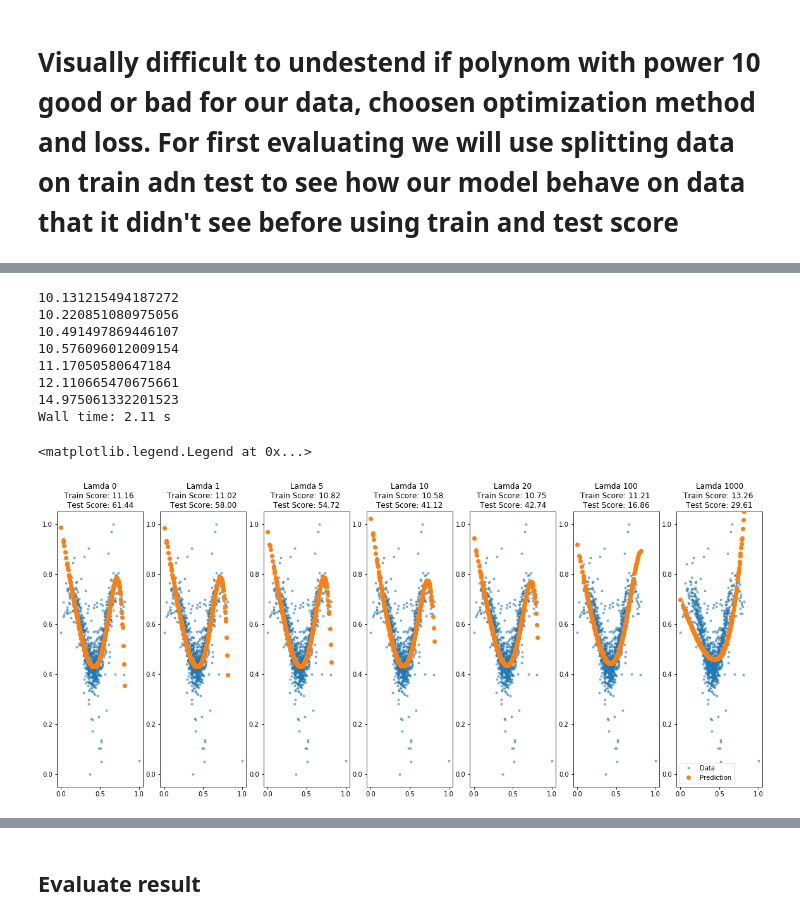
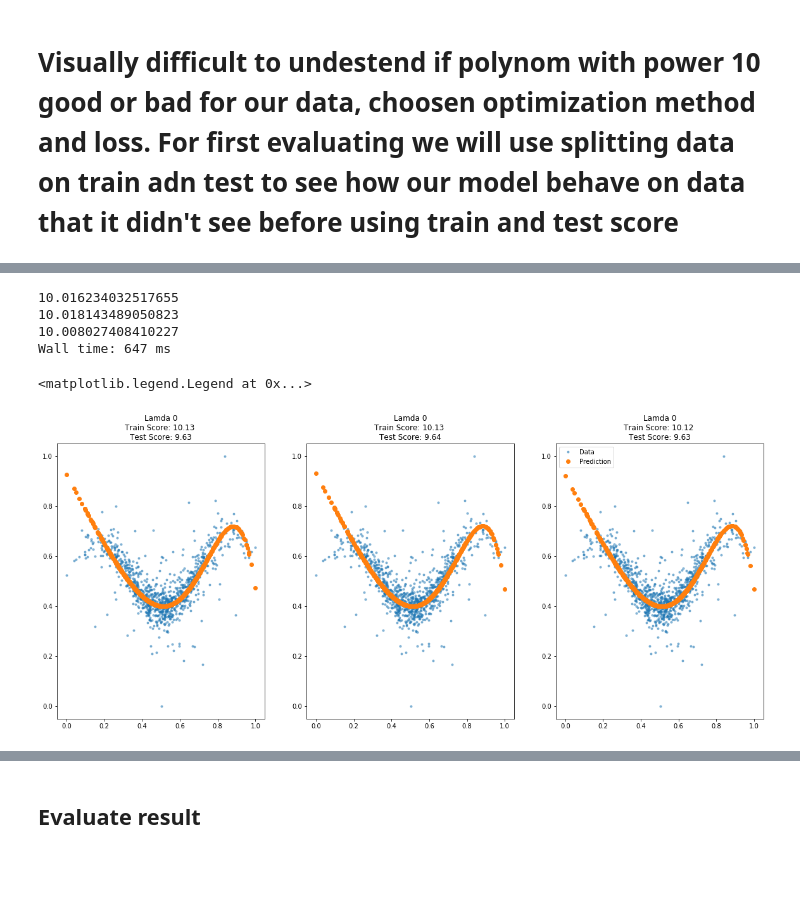
Before and after one commit to halynavs/gl-ml-basecamp, a Jupyter notebook: HW-2/HW-2-L2-regulization.ipynb, the cells around one changed output, grey strips where cells are left out. Drawn from its saved outputs; the diff is of its cells as text; code cells hidden in the pictures; blank space fills up the shorter version.

```diff
--- a/HW-2/HW-2-L2-regulization.ipynb
+++ b/HW-2/HW-2-L2-regulization.ipynb
@@ -220,8 +220,8 @@ results.style
 # %%
 results = {}
-for lamda in [0, 1,5,10,20, 100, 1000]:
-    n = 10 # power of polynom
-    polynomial_features = PolynomialFeatures(degree=n,include_bias=True) # create instance of preprocessor
+for lamda in np.arange(0, 1, 0.1):
+
+    polynomial_features = PolynomialFeatures(degree=10,include_bias=True) # create instance of preprocessor
 
     X_a_train = polynomial_features.fit_transform(X_train)
     X_a_test = polynomial_features.fit_transform(X_test)
@@ -247,40 +260,36 @@ results.style.highlight_min()
 # %%
 %%time
-lamda_list=[0, 1,5,10,20, 100, 1000]
+lamda_list=np.arange(0.6, 0.8, 0.1)
 for i,n in enumerate(lamda_list):
   polynomial_features = PolynomialFeatures(degree=10,include_bias=True)
 
   # make transformation of all data subsets
   X_all = polynomial_features.fit_transform(X)
   X_a_train = polynomial_features.fit_transform(X_train)
   X_a_test = polynomial_features.fit_transform(X_test)
 
   # train model
   theta = custom_regression(X_a_train, y_train, objective_function=objective_function, loss_function=mape, iters = 20, lamda = n)
 
   # test model
 #   y_pred_test = predict(X_a_test, theta)
 #   y_pred_train = predict(X_a_train, theta)
   test_score = objective_function(theta=theta, X=X_a_test, y=y_test)
   train_score = objective_function(theta=theta, X=X_a_train, y=y_train)
 
   #visualize results
   y_pred = predict(X_all, theta)
 
   ax = plt.subplot(1, len(lamda_list), i + 1)
   ax.plot(X, y, '.', alpha = 0.5, label = 'Data')
   ax.autoscale(enable = False)
   ax.plot(X, y_pred, 'o', label = 'Prediction')
-  plt.title("Lamda %i\nTrain Score: %.2f \nTest Score: %.2f"%(lamda_list[i], train_score, test_score))
+  plt.title("Lamda %i\nTrain Score: %.2f \nTest Score: %.2f"%(round(lamda_list[i],2), train_score, test_score))
 plt.legend()
 # %% [output]
-10.131215494187272
-10.220851080975056
-10.491497869446107
-10.576096012009154
-11.17050580647184
-12.110665470675661
-14.975061332201523
-Wall time: 2.11 s
+10.016234032517655
+10.018143489050823
+10.008027408410227
+Wall time: 647 ms
 <matplotlib.legend.Legend at 0x...>
-[figure, old version]
+[figure, new version]
```
Also changed, not shown: parts of 24 cells of this notebook.
